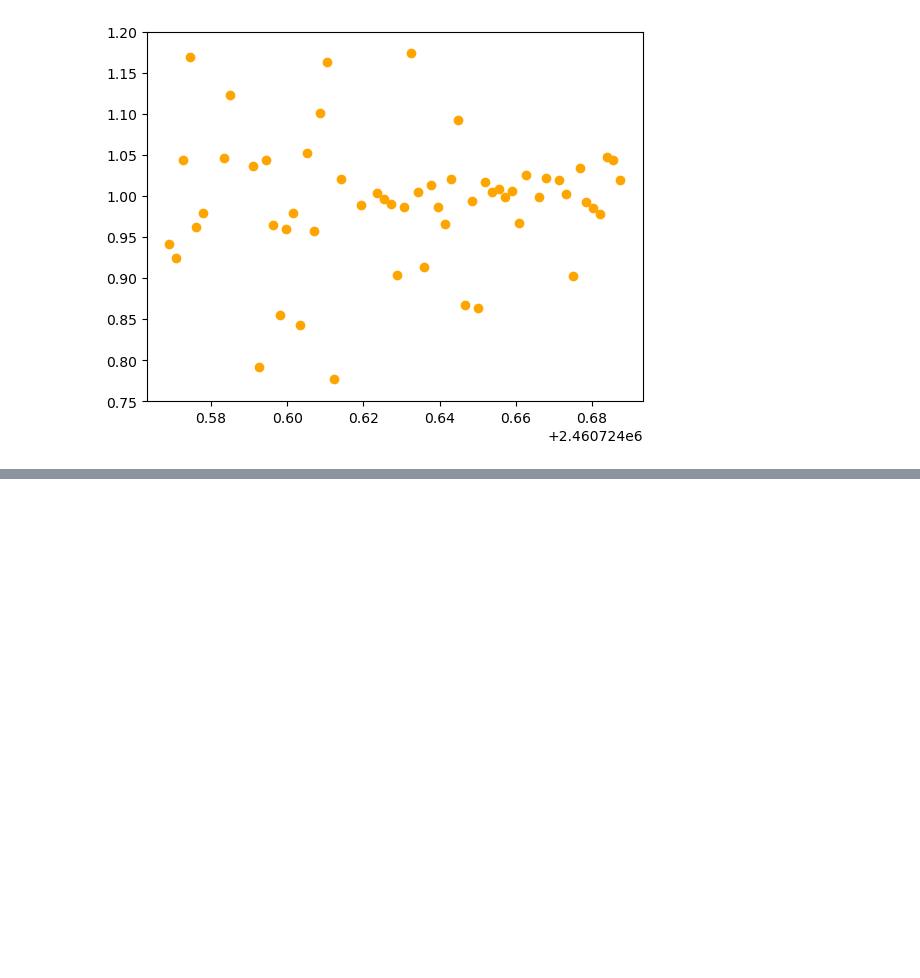
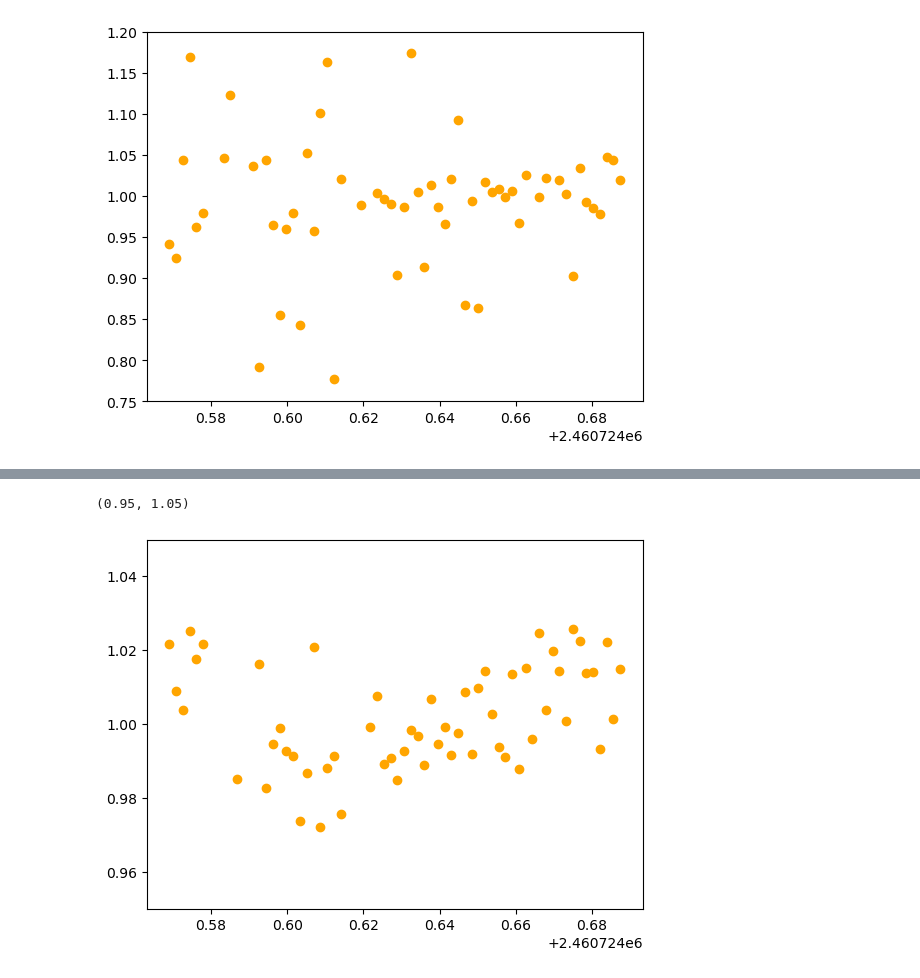
Before and after one commit to explorerjs32/rho_data_reduction_pipeline, a Jupyter notebook: photometry_mplw/Phot_to_LC.ipynb, the cells around one changed output, grey strips where cells are left out. Saved outputs shown, nothing was run; the diff lists cells and outputs as text; code cells hidden in the pictures; blank space fills up the shorter version.

```diff
--- a/photometry_mplw/Phot_to_LC.ipynb
+++ b/photometry_mplw/Phot_to_LC.ipynb
@@ -614,0 +672,12 @@ plt.ylim(0.75,1.2)
+# %%
+refs = [4,5,6,7]
+ref_flux = np.array([raw[f'Star_{i}_flux'].values for i in refs])
+ref_corr = ref_flux.sum(axis=0)/len(refs)
+# %%
+wasp36_flux = raw['Star_1_flux'] / ref_corr
+# %%
+plt.scatter(t,wasp36_flux/np.median(wasp36_flux), label='WASP-36b flux correction', color='orange')
+plt.ylim(0.95,1.05)
+# %% [output]
+(0.95, 1.05)
+[figure, added]
```
Also changed, not shown: parts of 13 cells of this notebook, 3 other files.
